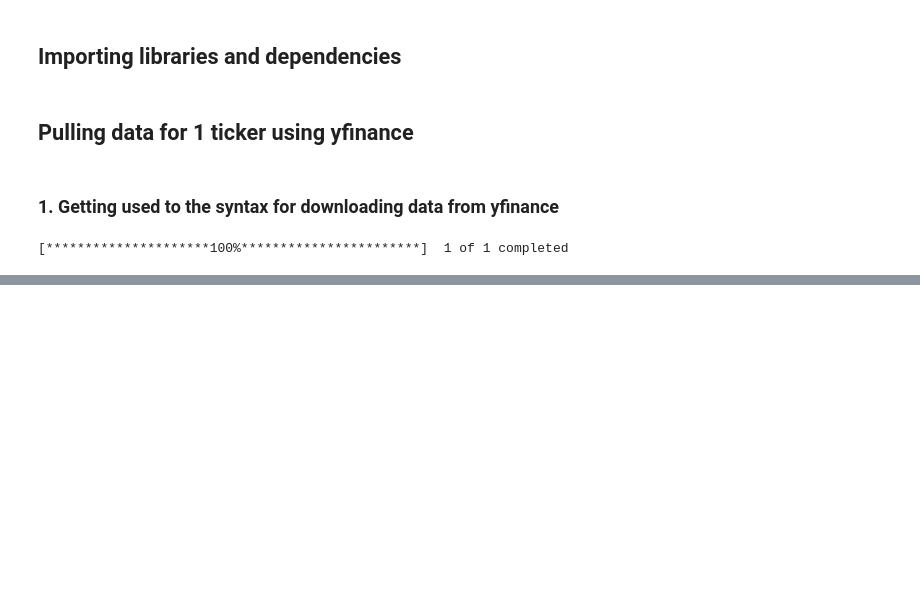
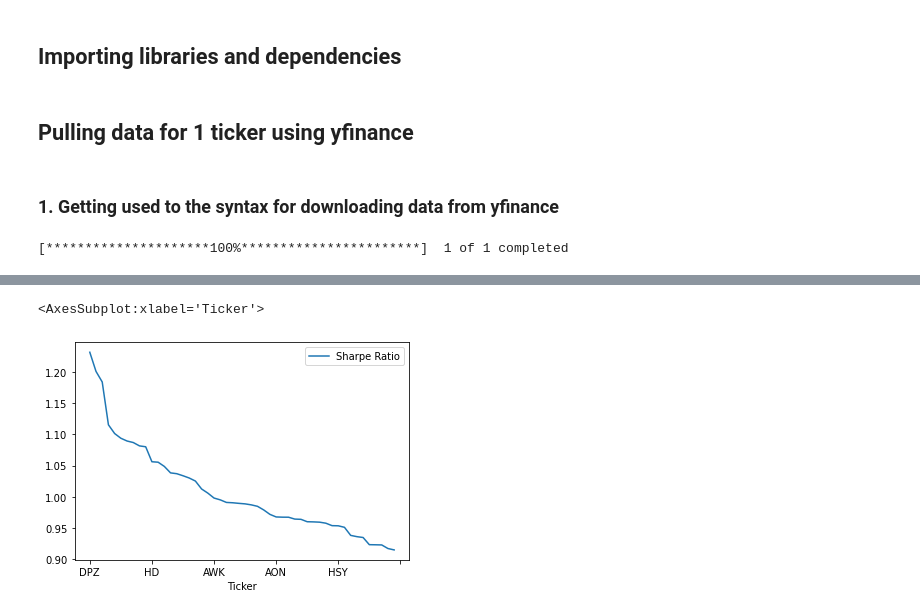
Before and after one commit to salmankhaliq22/Stock-Screener-using-Technical-Analysis-and-Efficient-Frontiers, a Jupyter notebook: 02-Getting data from yfinance.ipynb, the cells around one changed output, grey strips where cells are left out. Cells and saved outputs as stored; diff of their text form; code cells hidden in the pictures; blank space fills up the shorter version.

Commit message:
Add files via upload
Sharpe Ratio Code added

```diff
--- a/02-Getting data from yfinance.ipynb
+++ b/02-Getting data from yfinance.ipynb
@@ -155,0 +243,4 @@ stocks.to_csv("stocks_spy_adj_close.csv")
+# %%
+stocks_std.index.name = 'Ticker'
+# %%
+stocks_std_dict = stocks_std.to_dict('index')
@@ -155,0 +273,13 @@ stocks.to_csv("stocks_spy_adj_close.csv")
+# %%
+d ={'Ticker':[],'Sharpe Ratio':[]}
+s_ratio = pd.DataFrame(data = d)
+for i in range
+
+    ab =stocks_pct_change.columns[i]
+    #mean daily returns
+    mdr = stocks_pct_change[ab].sum()/len(stocks_pct_change[ab])
+    daily_sharpe_ratio = (mdr - 0) / stocks_std_dict[ab]['Standard Deviation']
+    # Annualize Daily Sharpe Ratio
+    sharpe_ratio = 252**(1/2) * daily_sharpe_ratio
+    s_ratio = s_ratio.append({'Ticker': ab, 'Sharpe Ratio': sharpe_ratio}, ignore_index = True)
+    #s_ratio = s_ratio.append({'Sharpe Ratio': sharpe_ratio}, index = 'Ticker')
@@ -155,0 +302,2 @@ stocks.to_csv("stocks_spy_adj_close.csv")
+# %%
+sharpe_ratio_top_50 = s_ratio.sort_values(by='Sharpe Ratio', ascending = False ).head(50)
@@ -155,0 +306,5 @@ stocks.to_csv("stocks_spy_adj_close.csv")
+# %%
+sharpe_ratio_top_50.plot(x='Ticker', y ='Sharpe Ratio')
+# %% [output]
+<AxesSubplot:xlabel='Ticker'>
+[figure, added]
```
Also changed, not shown: parts of 31 cells of this notebook.
